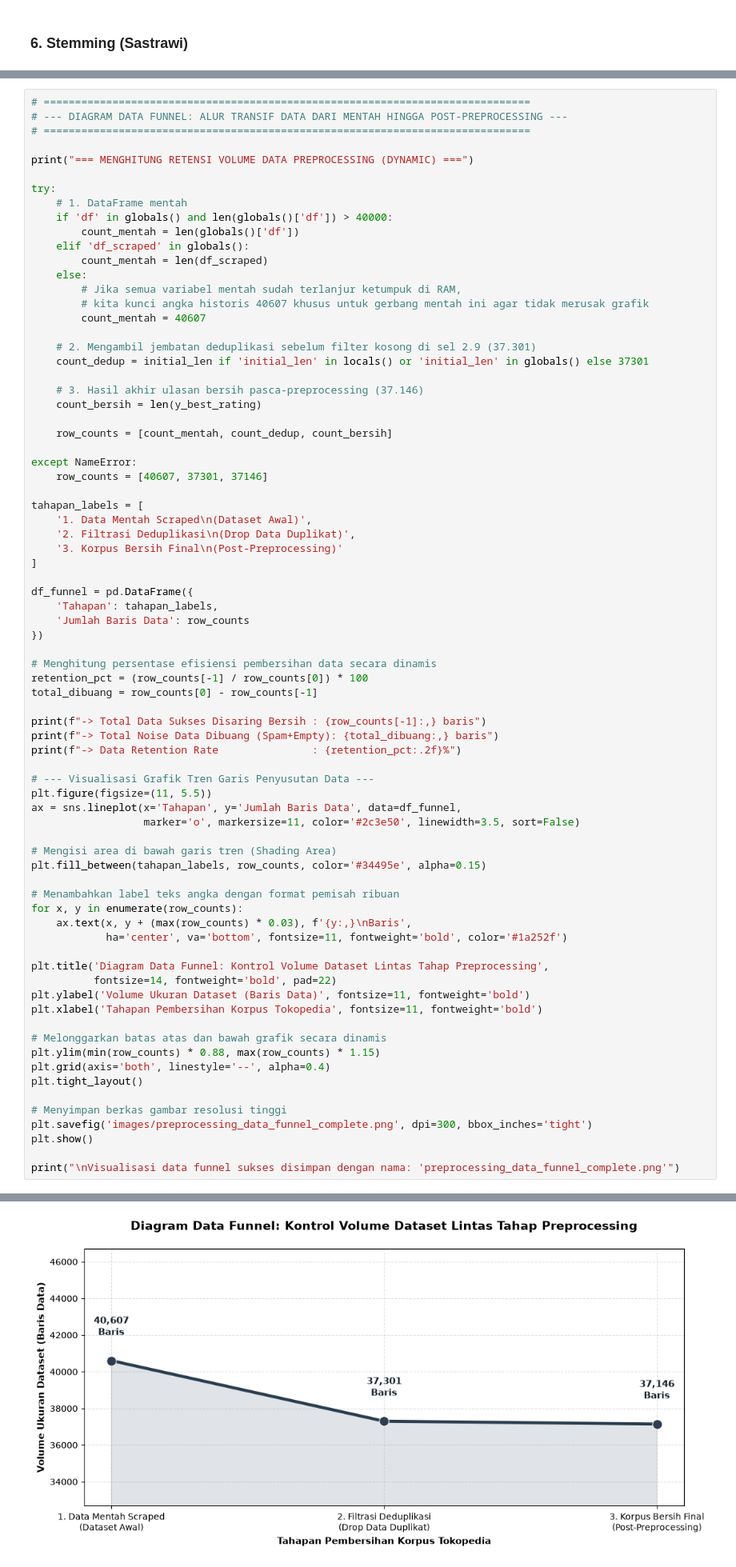
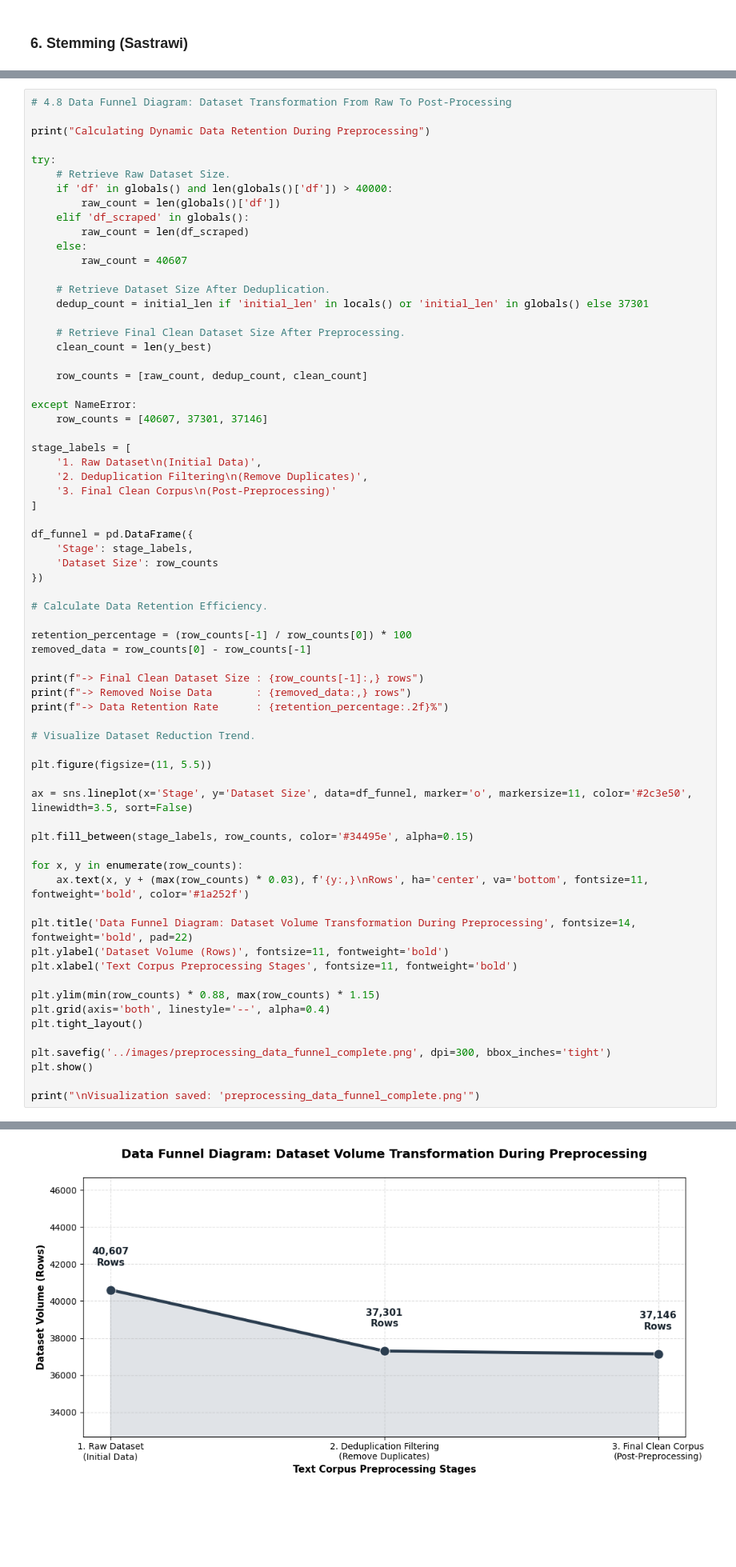
Before and after one commit to erlangga-g/NB_AnalisiSentimen, a Jupyter notebook: notebooks/ordinal_rating_classification.ipynb, the cells around one changed output, grey strips where cells are left out. Shown at 80% size. Drawn from its saved outputs; the diff is of its cells as text; blank space fills up the shorter version.

```diff
--- a/notebooks/ordinal_rating_classification.ipynb
+++ b/notebooks/ordinal_rating_classification.ipynb
@@ -2297,77 +2533,69 @@ plt.show()
 # %%
-# ==============================================================================
-# --- DIAGRAM DATA FUNNEL: ALUR TRANSIF DATA DARI MENTAH HINGGA POST-PREPROCESSING ---
-# ==============================================================================
+# 4.8 Data Funnel Diagram: Dataset Transformation From Raw To Post-Processing
 
-print("=== MENGHITUNG RETENSI VOLUME DATA PREPROCESSING (DYNAMIC) ===")
+print("Calculating Dynamic Data Retention During Preprocessing")
 
 try:
-    # 1. DataFrame mentah
+    # Retrieve Raw Dataset Size.
     if 'df' in globals() and len(globals()['df']) > 40000:
-        count_mentah = len(globals()['df'])
+        raw_count = len(globals()['df'])
     elif 'df_scraped' in globals():
-        count_mentah = len(df_scraped)
+        raw_count = len(df_scraped)
     else:
-        # Jika semua variabel mentah sudah terlanjur ketumpuk di RAM,
-        # kita kunci angka historis 40607 khusus untuk gerbang mentah ini agar tidak merusak grafik
-        count_mentah = 40607
+        raw_count = 40607
 
-    # 2. Mengambil jembatan deduplikasi sebelum filter kosong di sel 2.9 (37.301)
-    count_dedup = initial_len if 'initial_len' in locals() or 'initial_len' in globals() else 37301
+    # Retrieve Dataset Size After Deduplication.
+    dedup_count = initial_len if 'initial_len' in locals() or 'initial_len' in globals() else 37301
 
-    # 3. Hasil akhir ulasan bersih pasca-preprocessing (37.146)
-    count_bersih = len(y_best_rating)
+    # Retrieve Final Clean Dataset Size After Preprocessing.
+    clean_count = len(y_best)
 
-    row_counts = [count_mentah, count_dedup, count_bersih]
+    row_counts = [raw_count, dedup_count, clean_count]
 
 except NameError:
     row_counts = [40607, 37301, 37146]
 
-tahapan_labels = [
-    '1. Data Mentah Scraped\n(Dataset Awal)',
-    '2. Filtrasi Deduplikasi\n(Drop Data Duplikat)',
-    '3. Korpus Bersih Final\n(Post-Preprocessing)'
+stage_labels = [
+    '1. Raw Dataset\n(Initial Data)',
+    '2. Deduplication Filtering\n(Remove Duplicates)',
+    '3. Final Clean Corpus\n(Post-Preprocessing)'
 ]
 
 df_funnel = pd.DataFrame({
-    'Tahapan': tahapan_labels,
-    'Jumlah Baris Data': row_counts
+    'Stage': stage_labels,
+    'Dataset Size': row_counts
 })
 
-# Menghitung persentase efisiensi pembersihan data secara dinamis
-retention_pct = (row_counts[-1] / row_counts[0]) * 100
-total_dibuang = row_counts[0] - row_counts[-1]
+# Calculate Data Retention Efficiency.
 
-print(f"-> Total Data Sukses Disaring Bersih : {row_counts[-1]:,} baris")
-print(f"-> Total Noise Data Dibuang (Spam+Empty): {total_dibuang:,} baris")
-print(f"-> Data Retention Rate               : {retention_pct:.2f}%")
+retention_percentage = (row_counts[-1] / row_counts[0]) * 100
+removed_data = row_counts[0] - row_counts[-1]
 
-# --- Visualisasi Grafik Tren Garis Penyusutan Data ---
+print(f"-> Final Clean Dataset Size : {row_counts[-1]:,} rows")
+print(f"-> Removed Noise Data       : {removed_data:,} rows")
+print(f"-> Data Retention Rate      : {retention_percentage:.2f}%")
+
+# Visualize Dataset Reduction Trend.
+
 plt.figure(figsize=(11, 5.5))
-ax = sns.lineplot(x='Tahapan', y='Jumlah Baris Data', data=df_funnel,
-                  marker='o', markersize=11, color='#2c3e50', linewidth=3.5, sort=False)
 
-# Mengisi area di bawah garis tren (Shading Area)
-plt.fill_between(tahapan_labels, row_counts, color='#34495e', alpha=0.15)
+ax = sns.lineplot(x='Stage', y='Dataset Size', data=df_funnel, marker='o', markersize=11, color='#2c3e50', linewidth=3.5, sort=False)
 
-# Menambahkan label teks angka dengan format pemisah ribuan
+plt.fill_between(stage_labels, row_counts, color='#34495e', alpha=0.15)
+
 for x, y in enumerate(row_counts):
-    ax.text(x, y + (max(row_counts) * 0.03), f'{y:,}\nBaris',
-            ha='center', va='bottom', fontsize=11, fontweight='bold', color='#1a252f')
+    ax.text(x, y + (max(row_counts) * 0.03), f'{y:,}\nRows', ha='center', va='bottom', fontsize=11, fontweight='bold', color='#1a252f')
 
-plt.title('Diagram Data Funnel: Kontrol Volume Dataset Lintas Tahap Preprocessing',
-          fontsize=14, fontweight='bold', pad=22)
-plt.ylabel('Volume Ukuran Dataset (Baris Data)', fontsize=11, fontweight='bold')
-plt.xlabel('Tahapan Pembersihan Korpus Tokopedia', fontsize=11, fontweight='bold')
+plt.title('Data Funnel Diagram: Dataset Volume Transformation During Preprocessing', fontsize=14, fontweight='bold', pad=22)
+plt.ylabel('Dataset Volume (Rows)', fontsize=11, fontweight='bold')
+plt.xlabel('Text Corpus Preprocessing Stages', fontsize=11, fontweight='bold')
 
-# Melonggarkan batas atas dan bawah grafik secara dinamis
 plt.ylim(min(row_counts) * 0.88, max(row_counts) * 1.15)
 plt.grid(axis='both', linestyle='--', alpha=0.4)
 plt.tight_layout()
 
-# Menyimpan berkas gambar resolusi tinggi
-plt.savefig('images/preprocessing_data_funnel_complete.png', dpi=300, bbox_inches='tight')
+plt.savefig('../images/preprocessing_data_funnel_complete.png', dpi=300, bbox_inches='tight')
 plt.show()
 
-print("\nVisualisasi data funnel sukses disimpan dengan nama: 'preprocessing_data_funnel_complete.png'")
+print("\nVisualization saved: 'preprocessing_data_funnel_complete.png'")
 # %% [output]
@@ -2378 +2606 @@ print("\nVisualisasi data funnel sukses disimpan dengan nama: 'preprocessing_dat
-[figure, old version]
+[figure, new version]
```
Also changed, not shown: parts of 58 cells of this notebook, 23 other files.
